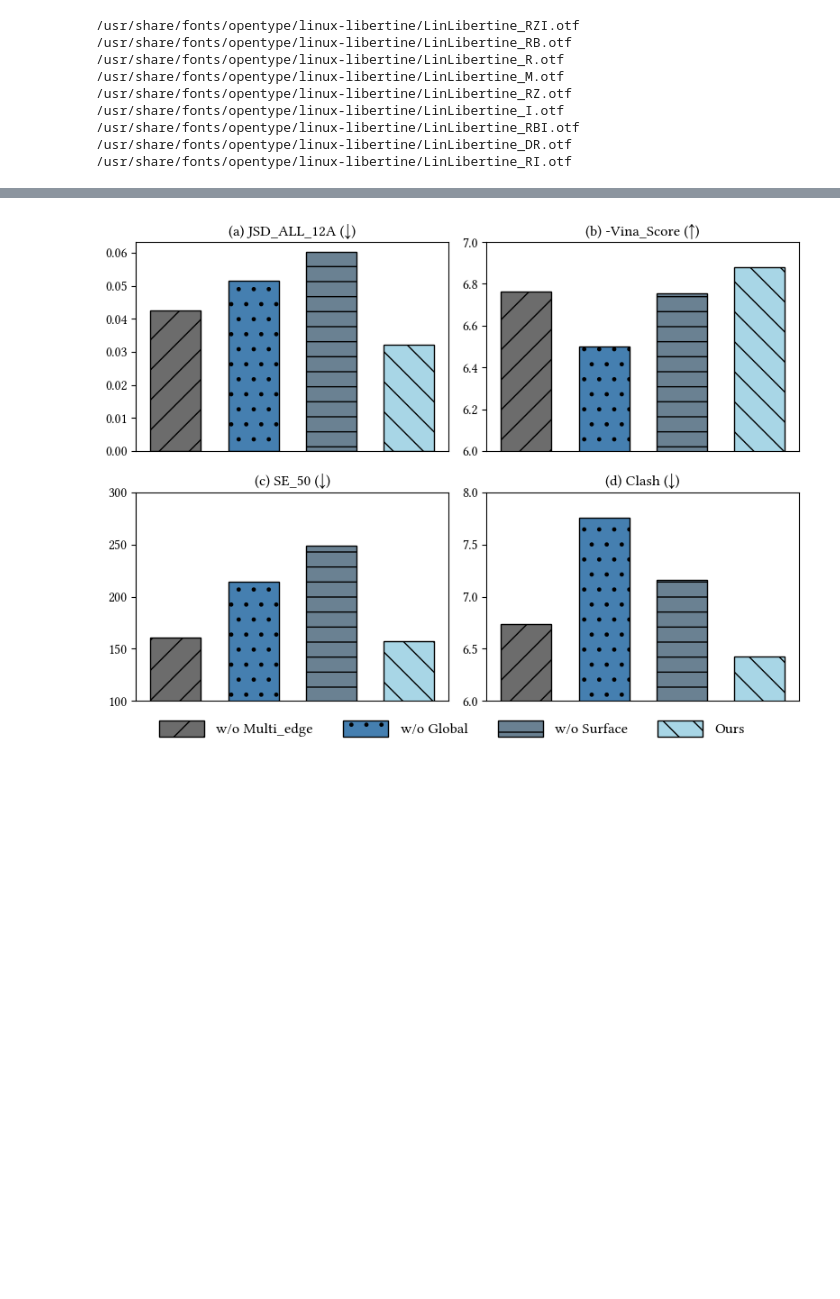
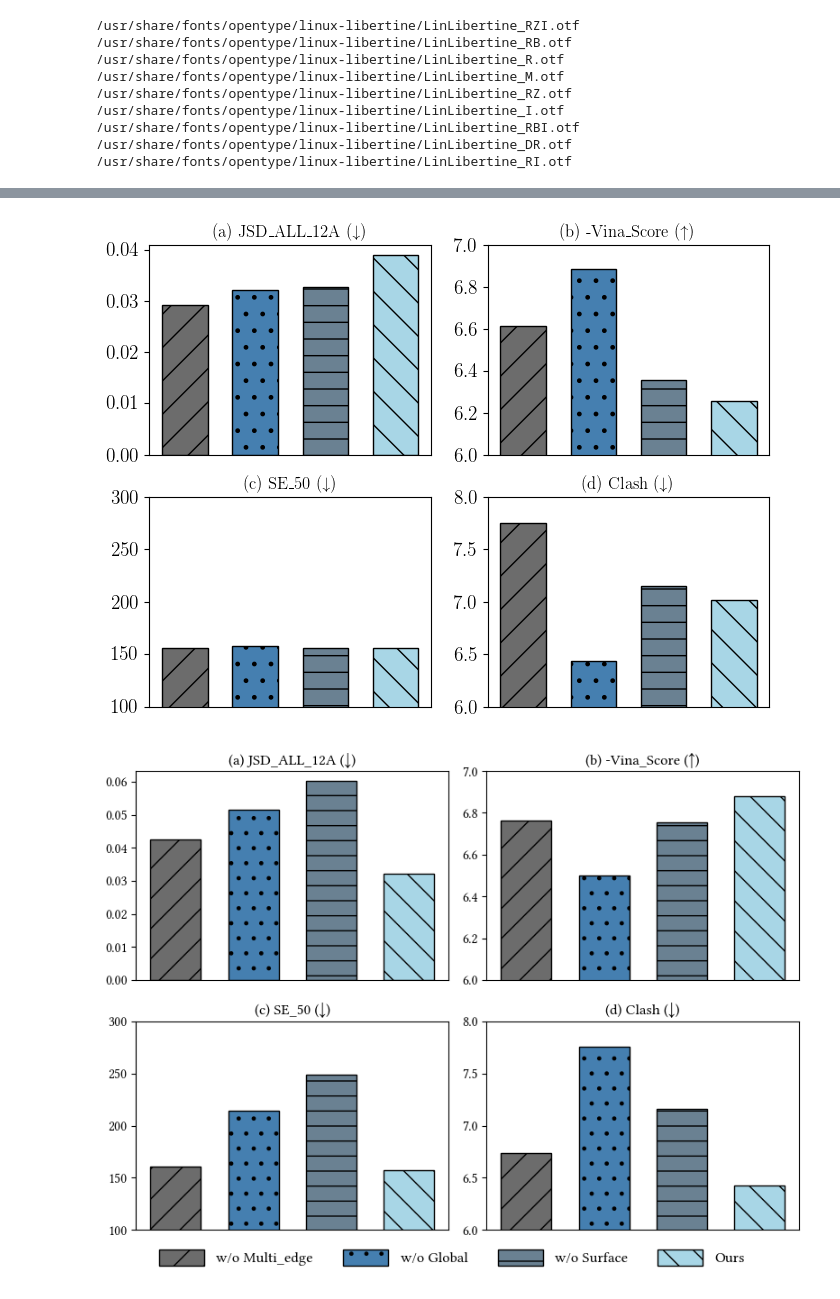
Before and after one commit to xxrelax/SculDrug, a Jupyter notebook: test.ipynb, the cells around one changed output, grey strips where cells are left out. Cells and saved outputs as stored; diff of their text form; code cells hidden in the pictures; blank space fills up the shorter version.

```diff
--- a/test.ipynb
+++ b/test.ipynb
@@ -13,3 +13,91 @@ for font in fm.findSystemFonts(fontpaths=None, fontext='ttf'):
 /usr/share/fonts/opentype/linux-libertine/LinLibertine_RBI.otf
 /usr/share/fonts/opentype/linux-libertine/LinLibertine_DR.otf
 /usr/share/fonts/opentype/linux-libertine/LinLibertine_RI.otf
+# %%
+import matplotlib.pyplot as plt
+import numpy as np
+from matplotlib import font_manager as fm
+from matplotlib import rcParams
+
+# ================== 新增配置：启用 LaTeX 数学模式 ==================
+plt.rcParams['text.usetex'] = True  # 启用 LaTeX 渲染
+plt.rcParams['text.latex.preamble'] = r'\usepackage{amsmath}'  # 引入数学包
+
+# 设置中文字体（若需中文标签，否则可删除）
+font_path = "/usr/share/fonts/opentype/linux-libertine/LinLibertine_R.otf"
+libertine_font = fm.FontProperties(fname=font_path)
+
+# 全局字体配置（兼容 LaTeX）
+rcParams['font.family'] = 'serif'  # 使用衬线字体匹配 LaTeX
+rcParams['font.serif'] = libertine_font.get_name()  # 指定字体
+rcParams['axes.titlesize'] = 14
+rcParams['axes.labelsize'] = 14
+rcParams['xtick.labelsize'] = 14
+rcParams['ytick.labelsize'] = 14
+
+# ================== 修改标签为 LaTeX 公式格式 ==================
+categories = [
+    r'$\frac{N_p}{4}$',  # 分数格式
+    r'$\frac{N_p}{8}$',
+    r'$\frac{N_p}{16}$',
+    r'$\frac{N_p}{32}$'
+]
+
+# 数据（保持不变）
+JSD_ALL_12A = [0.0293, 0.0322, 0.0328, 0.0392]
+vina_score = [6.61, 6.881, 6.354, 6.257]
+SE_50 = [155.36, 157.55, 156.18, 155.52]
+Clash = [7.745, 6.43, 7.148, 7.01]
+
+# 创建图表
+fig, axs = plt.subplots(2, 2, figsize=(8, 6), facecolor='white')
+colors = ['#6C6C6C', '#457FB0', '#6a8192', '#a8d6e6']
+hatches = ['/', '.', '-', '\\']
+x = np.arange(len(categories))
+width = 0.65
+
+# ================== 子图绘制（需调整标签渲染） ==================
+# 子图 (a) JSD_ALL_12A
+bars_a = axs[0, 0].bar(x, JSD_ALL_12A, width, color=colors, edgecolor='black', hatch=hatches)
+axs[0, 0].set_title("(a) JSD_ALL_12A (↓)", fontsize=12, fontweight='bold')  # LaTeX 公式标题
+axs[0, 0].set_xticks([])
+
+# 子图 (b) Vina Score
+bars_b = axs[0, 1].bar(x, vina_score, width, color=colors, edgecolor='black', hatch=hatches)
+axs[0, 1].set_title('(b) -Vina_Score (↑)', fontsize=12, fontweight='bold')
+axs[0, 1].set_xticks([])
+axs[0, 1].set_ylim([6, 7])
+
+# 子图 (c) SE_50
+bars_c = axs[1, 0].bar(x, SE_50, width, color=colors, edgecolor='black', hatch=hatches)
+axs[1, 0].set_title('(c) SE_50 (↓)', fontsize=12, fontweight='bold')
+axs[1, 0].set_xticks([])
+axs[1, 0].set_ylim([100, 300])
+
+# 子图 (d) Clash
+bars_d = axs[1, 1].bar(x, Clash, width, color=colors, edgecolor='black', hatch=hatches, )
+axs[1, 1].set_title('(d) Clash (↓)', fontsize=12, fontweight='bold')
+axs[1, 1].set_xticks([])
+axs[1, 1].set_ylim([6, 8])
+
+# ================== 图例使用 LaTeX 标签 ==================
+fig.legend(
+    bars_a,
+    categories,
+    loc='upper center',
+    bbox_to_anchor=(0.5, 0.03),
+    fontsize=12,
+    ncol=4,
+    frameon=False,
+    handleheight=1.25,
+    handlelength=3
+)
+
+# 调整布局并保存
+plt.tight_layout(rect=[0, 0, 1, 0.95])
+output_path = "./performance_comparison_K.png"
+plt.savefig(output_path, dpi=300, facecolor='white', bbox_inches='tight')
+plt.show()
+
+print(f"图片已保存到 {output_path}")
+# %% [output]
@@ -16,3 +105,4 @@ for font in fm.findSystemFonts(fontpaths=None, fontext='ttf'):
+[figure, added]
 # %%
 import matplotlib.pyplot as plt
 import numpy as np
```
Also changed, not shown: parts of 2 cells of this notebook, 14 other files.
